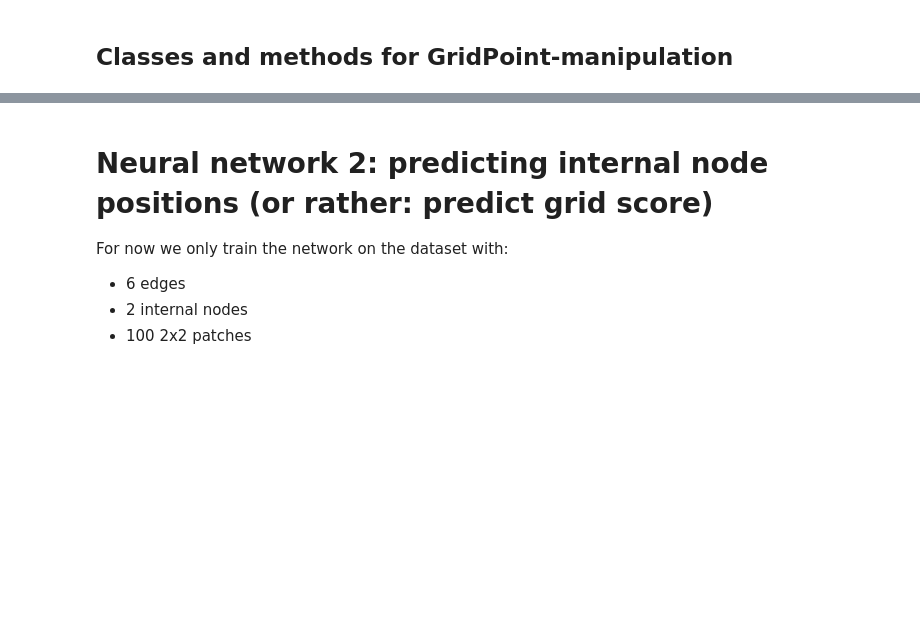
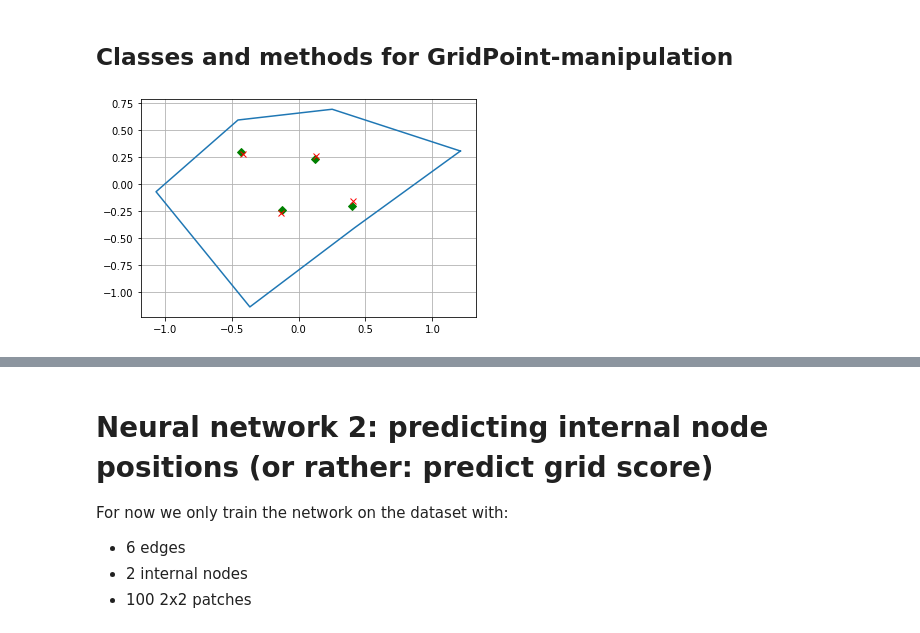
Before and after one commit to Siljekka/GrasshopperMeshAI, a Jupyter notebook: MeshPoints/MachineLearning/nn2.ipynb, the cells around one changed output, grey strips where cells are left out. Saved outputs shown, nothing was run; the diff lists cells and outputs as text; code cells hidden in the pictures; blank space fills up the shorter version.

```diff
--- a/MeshPoints/MachineLearning/nn2.ipynb
+++ b/MeshPoints/MachineLearning/nn2.ipynb
@@ -209,0 +286,16 @@ def patches_to_csv(patch_collection):
+# %%
+# Test data
+point_grid = generate_point_grid()
+test_points = [(-0.123, -0.234), (0.123, 0.234), (0.4, -0.2), (-0.432, 0.3)]
+contour = pp.procrustes(pp.create_random_ngon(6))['transformed_contour']
+calculate_score(point_grid, test_points, contour)
+
+internal_nodes = generate_internal_nodes_from_grid_score(point_grid, 4)
+
+# Plot target point (green) and min grid point (red)
+plt.plot([x[0] for x in test_points], [y[1] for y in test_points], 'gD')
+plt.plot([x[0] for x in internal_nodes], [y[1] for y in internal_nodes], 'rx')
+pp.plot_polygon(contour)
+plt.grid(b=True)
+# %% [output]
+[figure, added]
```
Also changed, not shown: parts of 3 cells of this notebook.
